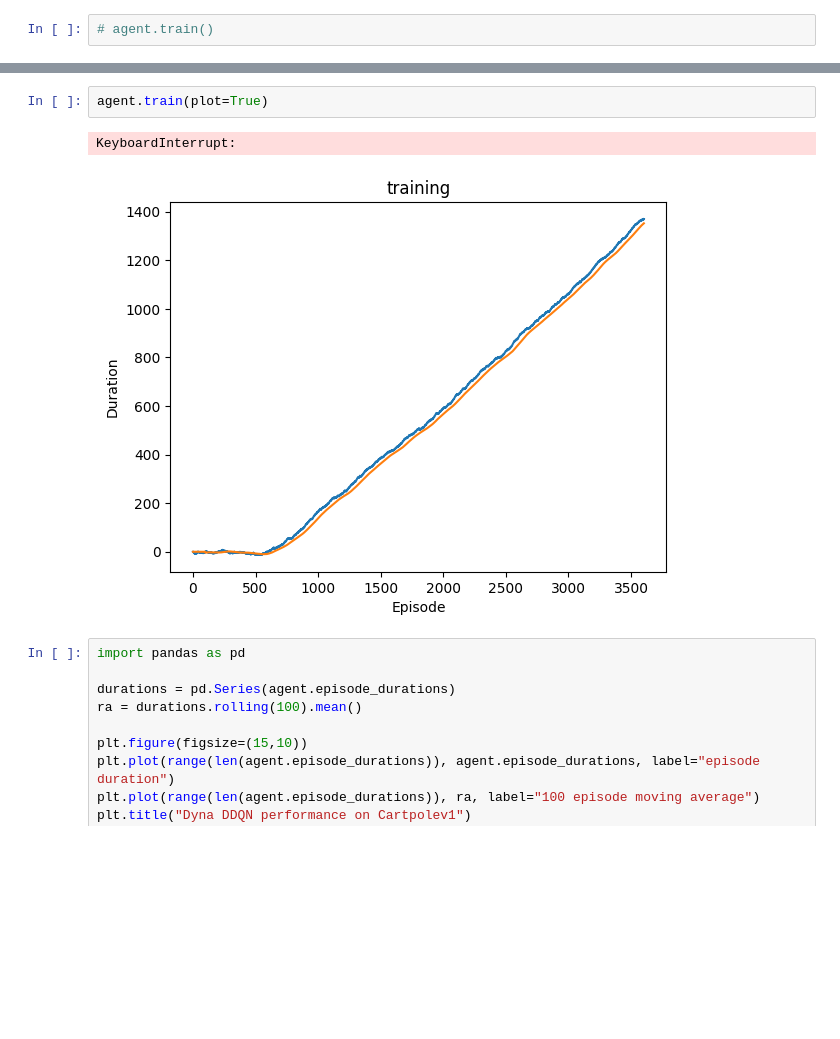
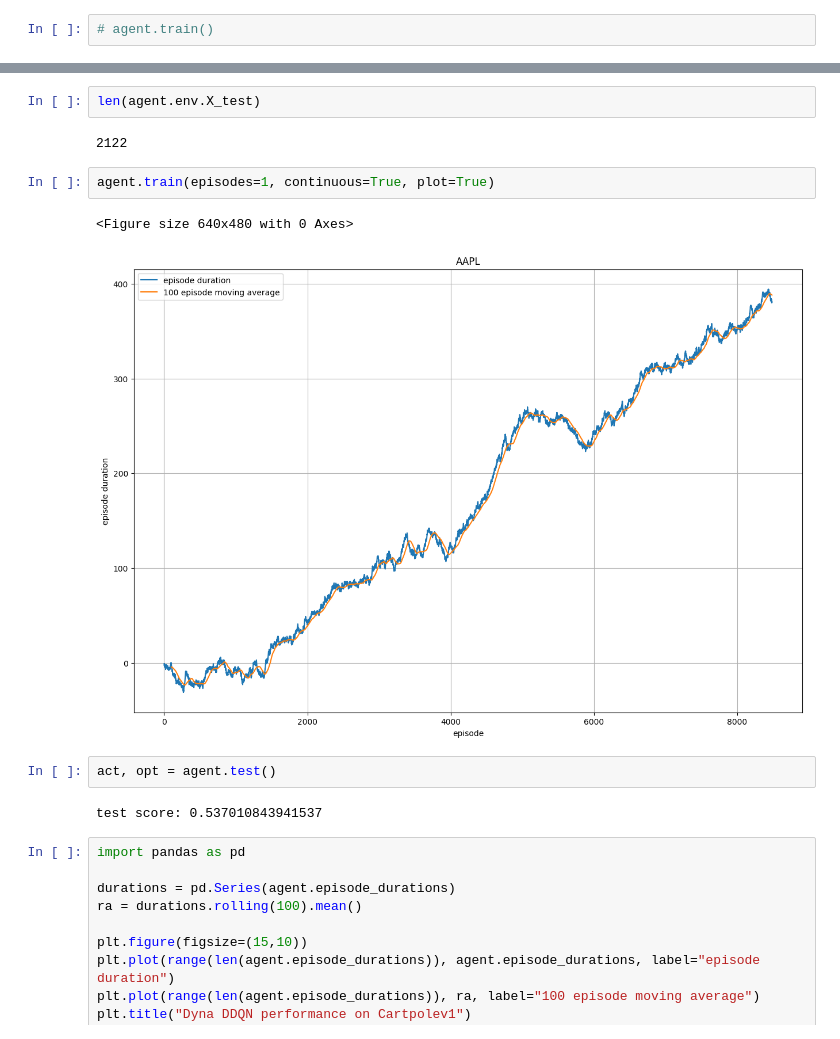
Before and after one commit to yuwei-1/Market-Prediction-Research, a Jupyter notebook: deep_q_network.ipynb, the cells around one changed output, grey strips where cells are left out. Saved outputs shown, nothing was run; the diff lists cells and outputs as text; blank space fills up the shorter version.

```diff
--- a/deep_q_network.ipynb
+++ b/deep_q_network.ipynb
@@ -606,8 +602,16 @@ The following features are in use:  Index(['Open', 'High', 'Low', 'Adj Close', '
+# %%
+len(agent.env.X_test)
+# %% [output]
+2122
 # %%
-agent.train(plot=True)
+agent.train(episodes=1, continuous=True, plot=True)
 # %% [output]
-KeyboardInterrupt:
+<Figure size 640x480 with 0 Axes>
-[figure, old version]
+[figure, new version]
+# %%
+act, opt = agent.test()
+# %% [output]
+test score: 0.537010843941537
 # %%
 import pandas as pd
 
```
Also changed, not shown: parts of 1 cell of this notebook, 7 other files.
